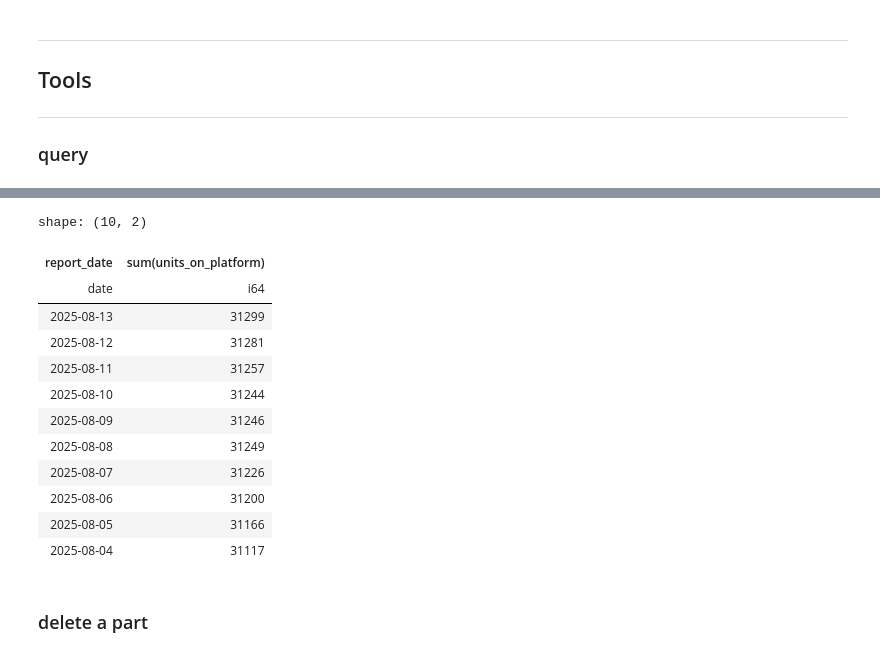
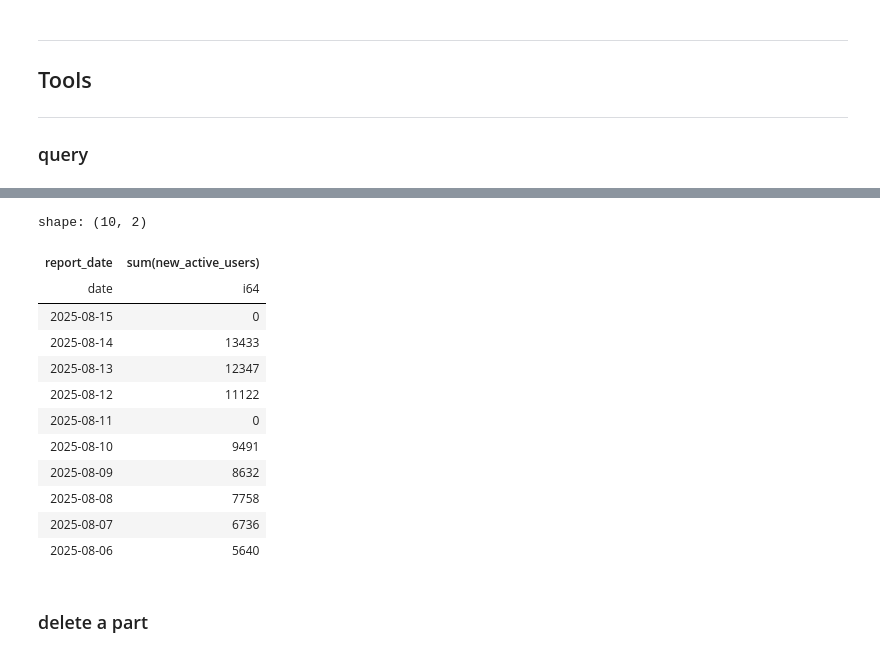
Before and after one commit to sputnik-systems/analytics, a Jupyter notebook: Clickhouse/mobile_report_total/mobile_report_total/mobile_report_total.ipynb, the cells around one changed output, grey strips where cells are left out. Drawn from its saved outputs; the diff is of its cells as text; code cells hidden in the pictures.

```diff
--- a/Clickhouse/mobile_report_total/mobile_report_total/mobile_report_total.ipynb
+++ b/Clickhouse/mobile_report_total/mobile_report_total/mobile_report_total.ipynb
@@ -374,29 +406,29 @@ ___
 # %%
 query_text = """--sql
     SELECT
         report_date,
-        sum(units_on_platform)
+        sum(new_active_users)
     FROM db1.mobile_report_total
     GROUP BY report_date
     ORDER BY report_date desc
     limit 10
     """
 
 ch.query_run(query_text)
 # %% [output]
 shape: (10, 2)
-| report_date | sum(units_on_platform) |
+| report_date | sum(new_active_users) |
 | date | i64 |
-| 2025-08-13 | 31299 |
-| 2025-08-12 | 31281 |
-| 2025-08-11 | 31257 |
-| 2025-08-10 | 31244 |
-| 2025-08-09 | 31246 |
-| 2025-08-08 | 31249 |
-| 2025-08-07 | 31226 |
-| 2025-08-06 | 31200 |
-| 2025-08-05 | 31166 |
-| 2025-08-04 | 31117 |
+| 2025-08-15 | 0 |
+| 2025-08-14 | 13433 |
+| 2025-08-13 | 12347 |
+| 2025-08-12 | 11122 |
+| 2025-08-11 | 0 |
+| 2025-08-10 | 9491 |
+| 2025-08-09 | 8632 |
+| 2025-08-08 | 7758 |
+| 2025-08-07 | 6736 |
+| 2025-08-06 | 5640 |
 # %% [markdown]
 ### delete a part
 # %%
```
Also changed, not shown: parts of 4 cells of this notebook, 42 other files.
